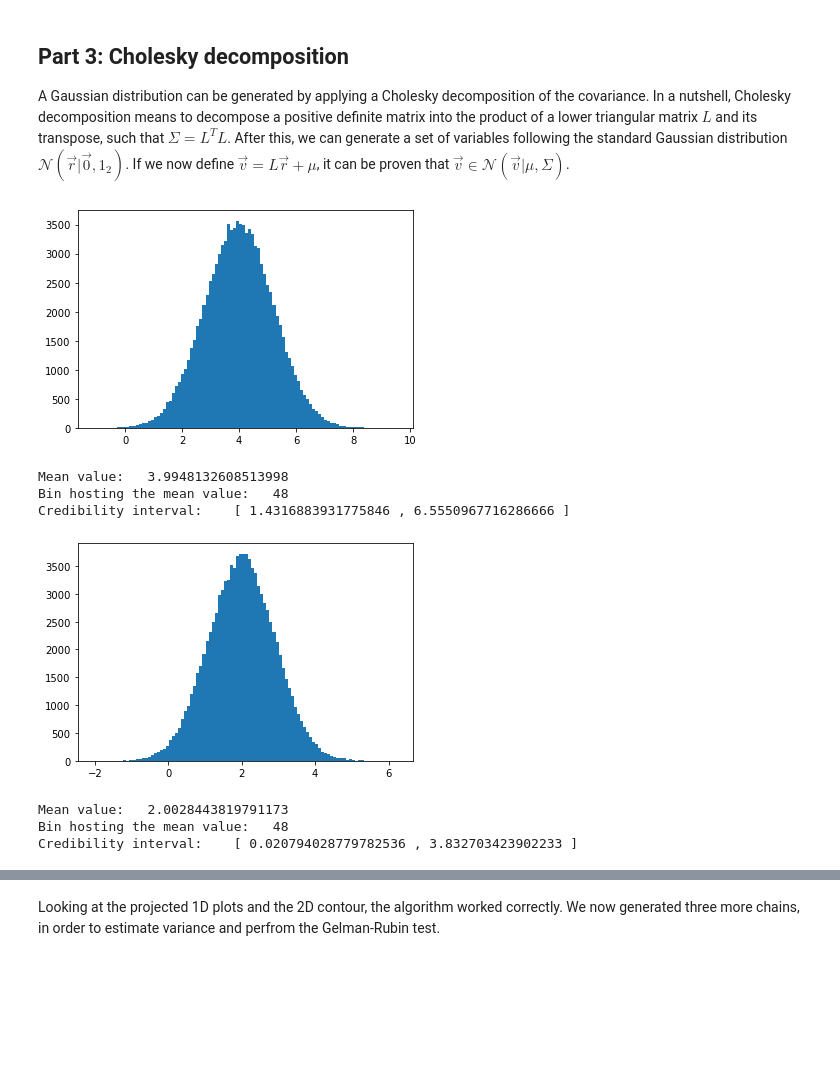
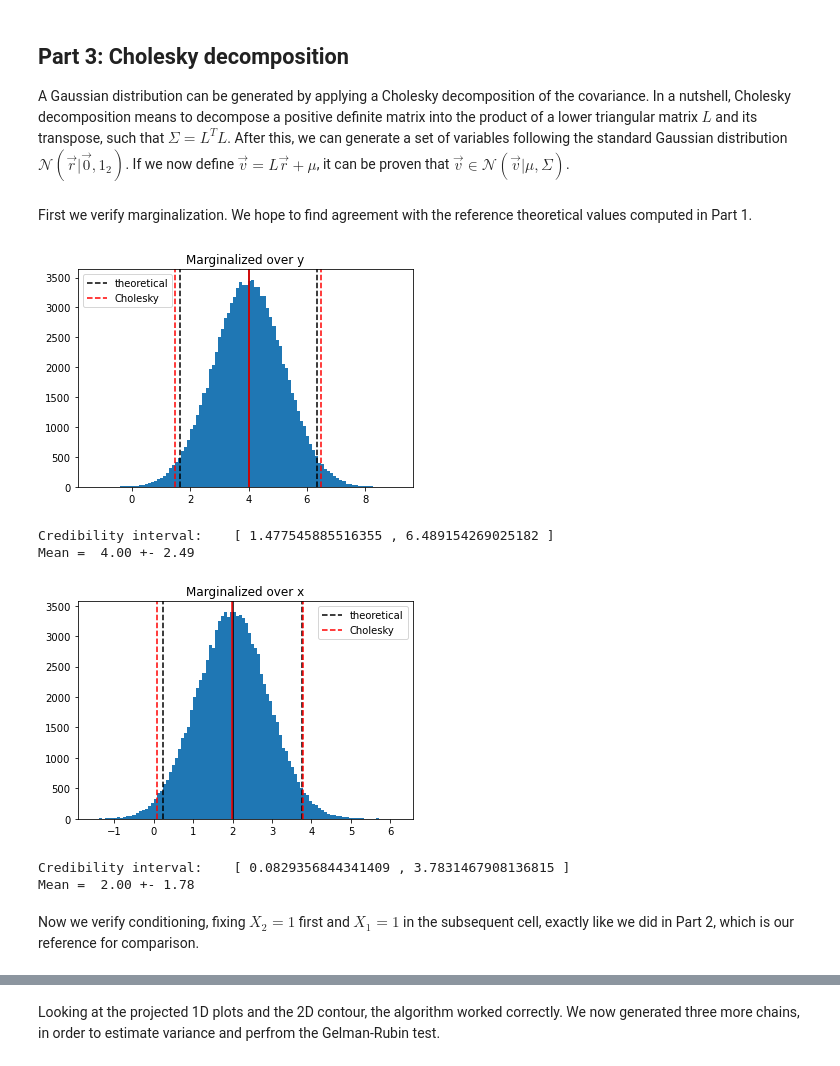
Before and after one commit to blackbianca/Astrostatistics-Cosmology---Homework, a Jupyter notebook: homework4/MCMC.ipynb, the cells around one changed output, grey strips where cells are left out. Saved outputs shown, nothing was run; the diff lists cells and outputs as text; code cells hidden in the pictures; blank space fills up the shorter version.

```diff
--- a/homework4/MCMC.ipynb
+++ b/homework4/MCMC.ipynb
@@ -121,7 +124,9 @@ $$
 mean = mu[0]
 sigma = cov[0,0]
 
-cred_interval = find_95(mean,sigma)
-print("X1 credibility interval:    ", cred_interval)
+cred_interval_marg_x = find_95(mean,sigma)
+print("X1 credibility interval:    ", cred_interval_marg_x)
+bar = cred_interval_marg_x[1]-mean
+print("X1 = ", "{:.2f}".format(mean), "+-", "{:.2f}".format(bar))
 # %% [output]
 X1 credibility interval:     [1.6478999999958184, 6.352099999994518]
@@ -263,16 +288,14 @@ def cred_interval_hist(nfreq,bins):
     for i in range(len(nfreq)):
         s += nfreq[i] * ((bins[i] + bins[i+1]) / 2)
     mean = s / np.sum(nfreq)
-    print("Mean value:  ", mean)
+    #print("Mean value:  ", mean)
 
     bin_width = (bins[-1]-bins[0])/nbins
-    #print(bin_width_y)
     I = bin_width * sum(nfreq[0:99])
-    #print(Iy)
     alpha = 0.95*I
 
     bin_mean = int((mean-bins[0])/bin_width)
-    print("Bin hosting the mean value:  ",bin_mean)
+    #print("Bin hosting the mean value:  ",bin_mean)
     bin1 = bin_mean-1
     bin2 = bin_mean+1
     I=0
@@ -282,4 +305,6 @@ def cred_interval_hist(nfreq,bins):
         bin1 -= 1
         bin2 += 1
 
-    print("Credibility interval:    [", bins[0]+bin1*bin_width,",",bins[0]+bin2*bin_width,"]")
+    #print("Credibility interval:    [", bins[0]+bin1*bin_width,",",bins[0]+bin2*bin_width,"]")
+    boundaries = [bins[0]+bin1*bin_width, bins[0]+bin2*bin_width]
+    return mean, boundaries
@@ -286,3 +319,19 @@ def cred_interval_hist(nfreq,bins):
+# %%
+def plot_interval(mean,interval,mean_ref,interval_ref,label,label2):
+    label=str(label)
+    plt.axvline(interval_ref[0],color='k',linestyle='--')
+    plt.axvline(interval_ref[1],color='k', linestyle='--',label="theoretical")
+    plt.axvline(mean_ref,color='k')
+    plt.axvline(mean,color='red')
+    plt.axvline(interval[0],color='red', linestyle='--',label=label)
+    plt.axvline(interval[1],color='red', linestyle='--')
+    plt.title(str(label2))
+    plt.legend()
+    plt.show()
+
+    print("Credibility interval:    [", interval[0],",",interval[1],"]")
+    bar = interval[1]-mean
+    print("Mean = ", "{:.2f}".format(mean), "+-", "{:.2f}".format(bar))
 # %% [markdown]
 ## Part 3: Cholesky decomposition
 
@@ -294,30 +343,33 @@ r = np.random.normal(loc=0.0, scale=1.0, size=(int(1e5),2))
 v = []
 for item in r:
     v.append(np.dot(L,item)+mu)
+# %% [markdown]
+First we verify marginalization. We hope to find agreement with the reference theoretical values computed in Part 1.
 # %%
 X = []
 Y = []
 for item in v:
     X.append(item[0])
     Y.append(item[1])
 
 nbins=int(100)
 nx, binsx, _ = plt.hist(X,bins=nbins)
-plt.show()
 
-cred_interval_hist(nx,binsx)
+mean_cholesky, cred_interval_cholesky = cred_interval_hist(nx,binsx)
+
+plot_interval(mean_cholesky,cred_interval_cholesky,mu[0],cred_interval_marg_x,"Cholesky", "Marginalized over y")
 # %% [output]
-[figure, old version]
+[figure, new version]
-Mean value:   3.9948132608513998
-Bin hosting the mean value:   48
-Credibility interval:    [ 1.4316883931775846 , 6.5550967716286666 ]
+Credibility interval:    [ 1.477545885516355 , 6.489154269025182 ]
+Mean =  4.00 +- 2.49
 # %%
 ny, binsy, _ = plt.hist(Y,bins=nbins)
-plt.show()
 
-cred_interval_hist(ny,binsy)
+mean_cholesky, cred_interval_cholesky = cred_interval_hist(ny,binsy)
+plot_interval(mean_cholesky,cred_interval_cholesky,mu[1],cred_interval_marg_y,"Cholesky","Marginalized over x")
 # %% [output]
-[figure, old version]
+[figure, new version]
-Mean value:   2.0028443819791173
-Bin hosting the mean value:   48
-Credibility interval:    [ 0.020794028779782536 , 3.832703423902233 ]
+Credibility interval:    [ 0.0829356844341409 , 3.7831467908136815 ]
+Mean =  2.00 +- 1.78
+# %% [markdown]
+Now we verify conditioning, fixing $X_2=1$ first and $X_1=1$ in the subsequent cell, exactly like we did in Part 2, which is our reference for comparison.
```
Also changed, not shown: parts of 34 cells of this notebook, 1 other file.
